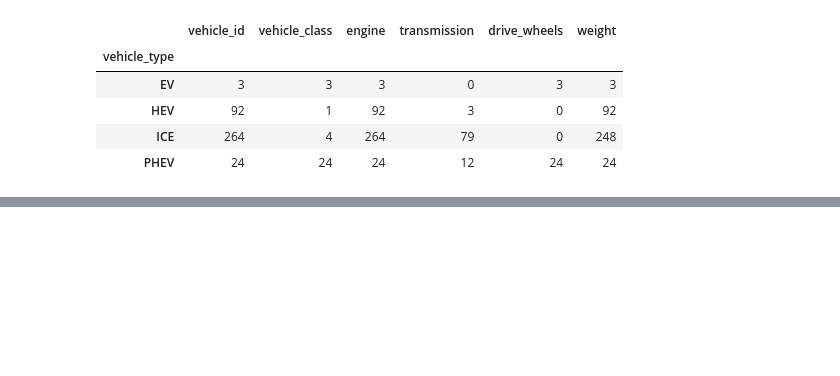
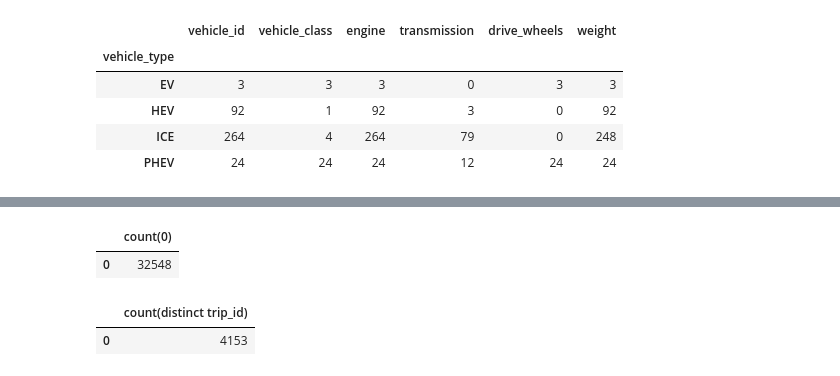
Before and after one commit to joaofig/ved-explore, a Jupyter notebook: 3-explore-data.ipynb, the cells around one changed output, grey strips where cells are left out. Cells and saved outputs as stored; diff of their text form; code cells hidden in the pictures; blank space fills up the shorter version.

```diff
--- a/3-explore-data.ipynb
+++ b/3-explore-data.ipynb
@@ -44,0 +94,16 @@ db.tail("select * from signal where vehicle_id = 10", rows=20)
+# %%
+sql = """
+select count(0) from (
+    select distinct vehicle_id, day_num
+    from signal
+) as distinct_trips
+"""
+db.head(sql)
+# %% [output]
+|  | count(0) |
+| 0 | 32548 |
+# %%
+db.head("select count(distinct trip_id) from signal")
+# %% [output]
+|  | count(distinct trip_id) |
+| 0 | 4153 |
```
Also changed, not shown: parts of 7 cells of this notebook, 10 other files.
